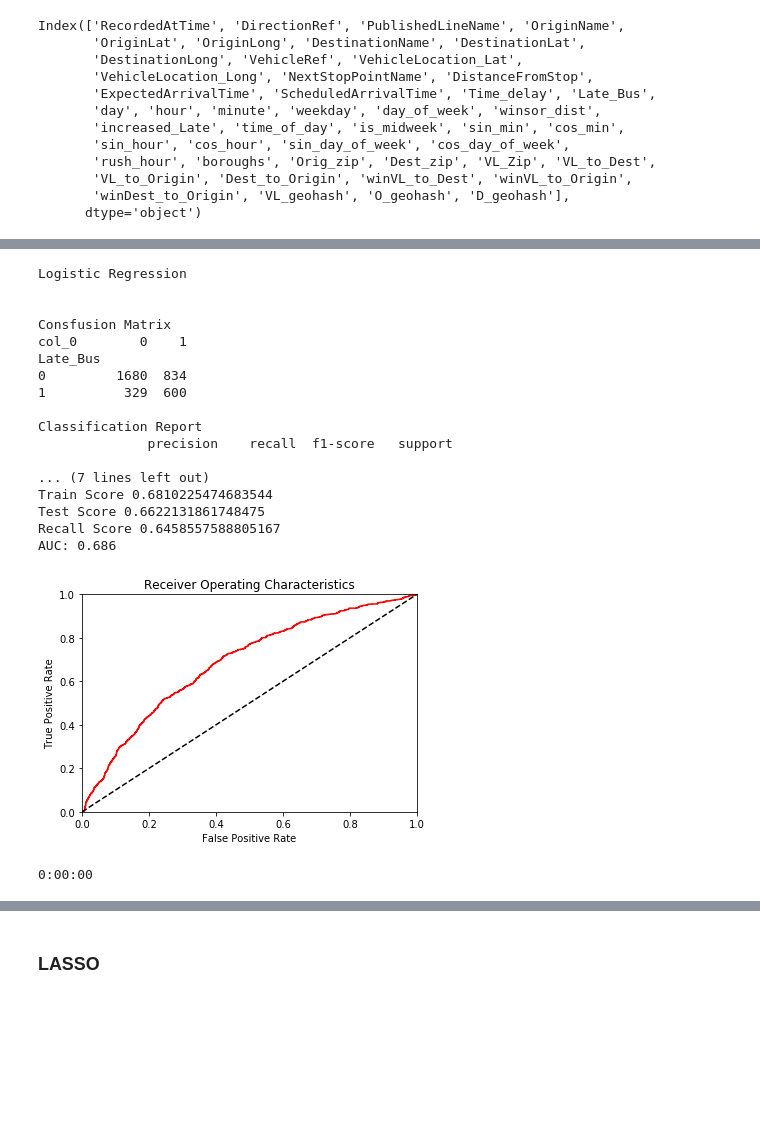
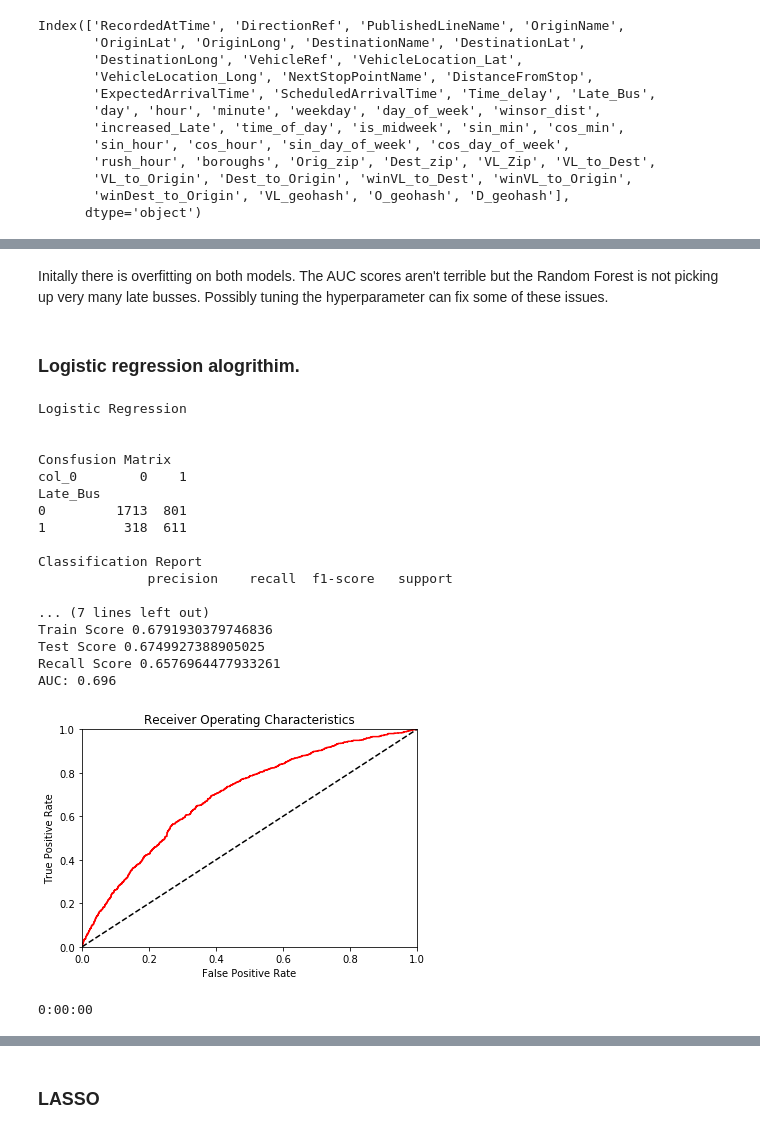
Before and after one commit to keith44/TF-Data_Science, a Jupyter notebook: Data_Science/Supervised learning/NY BUS PREDICTION.ipynb, the cells around one changed output, grey strips where cells are left out. Cells and saved outputs as stored; diff of their text form; code cells hidden in the pictures; blank space fills up the shorter version.

```diff
--- a/Data_Science/Supervised learning/NY BUS PREDICTION.ipynb
+++ b/Data_Science/Supervised learning/NY BUS PREDICTION.ipynb
@@ -1366,14 +1358,0 @@ print(y_test.shape)
-# %%
-# Automatic feature selection with SelectKbest
-import sklearn.feature_selection
-select =sklearn.feature_selection.SelectKBest(k=200)
-selected_features = select.fit(X_train, y_train)
-indicies_selected = selected_features.get_support(indices=True)
-colnames_selected = [X_train.columns[i] for i in indicies_selected]
-X_selected = X_train[colnames_selected]
-print(colnames_selected)
-#X = X[colnames_selected]
-#X = X[colnames_selected]
-
-X_train = X_train[colnames_selected]
-X_test = X_test[colnames_selected]
@@ -1415,3 +1358,0 @@ Keep
-# %%
-X_train = X_train[Keep]
-X_test = X_test[Keep]
@@ -1478,11 +1377,7 @@ X_trainB, y_trainB = ros.fit_sample(X_train, y_train)
 # %%
-# scale
+# scale the data
 from sklearn.preprocessing import StandardScaler
 sclr = StandardScaler()
-sclr.fit(X_train)
+sclr.fit(X_trainB)
 X_trainS = sclr.transform(X_trainB)
 X_testS = sclr.transform(X_test)
-# %%
-from sklearn.preprocessing import normalize
-X_trainS = normalize(X_trainB)
-X_testS = normalize(X_test)
@@ -1544,38 +1443,37 @@ AUC: 0.710
 0:00:00
+# %% [markdown]
+Initally there is overfitting on both models. The AUC scores aren't terrible but the Random Forest is not picking up very many late busses. Possibly tuning the hyperparameter can fix some of these issues.
+# %% [markdown]
+### Logistic regression alogrithim.
 # %%
-
 lr = LogisticRegression( solver='liblinear',class_weight='balanced')
 AUCscore = {}
 Recallscore = {}
-
 
 print('Logistic Regression')
 print()
 startTime = datetime.now()
 
 Metrics(lr, X_trainS , y_trainB, X_testS, y_test)
-startTime = datetime.now()
-startTime = datetime.now()
-print(datetime.now() - startTime)
 # %% [output]
 Logistic Regression
 
 
 Consfusion Matrix
 col_0        0    1
 Late_Bus
-0         1680  834
-1          329  600
+0         1713  801
+1          318  611
 
 Classification Report
               precision    recall  f1-score   support
 
 ... (7 lines left out)
-Train Score 0.6810225474683544
-Test Score 0.6622131861748475
-Recall Score 0.6458557588805167
-AUC: 0.686
+Train Score 0.6791930379746836
+Test Score 0.6749927388905025
+Recall Score 0.6576964477933261
+AUC: 0.696
-[figure, old version]
+[figure, new version]
 0:00:00
 # %%
 print(cross_val_score(lr, X_train, y_train, cv=10))
```
Also changed, not shown: parts of 83 cells of this notebook, 5 other files.
